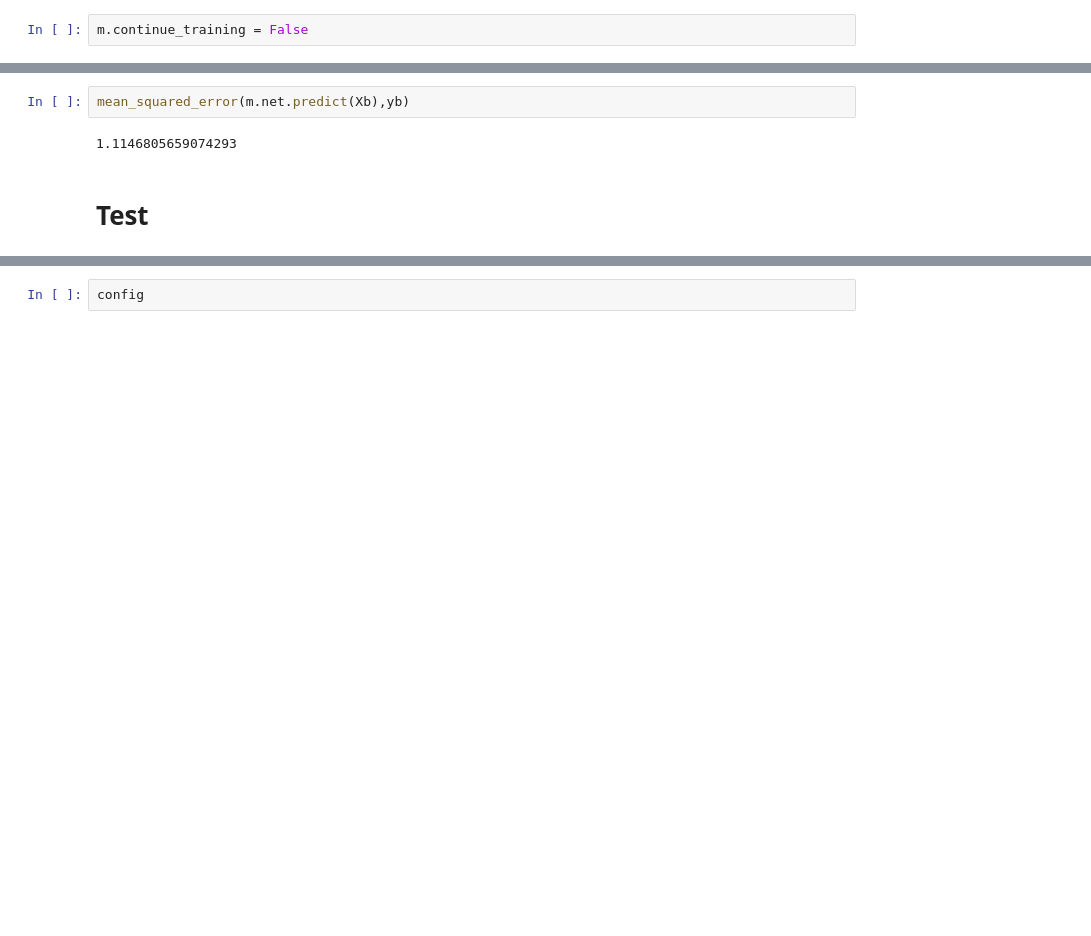
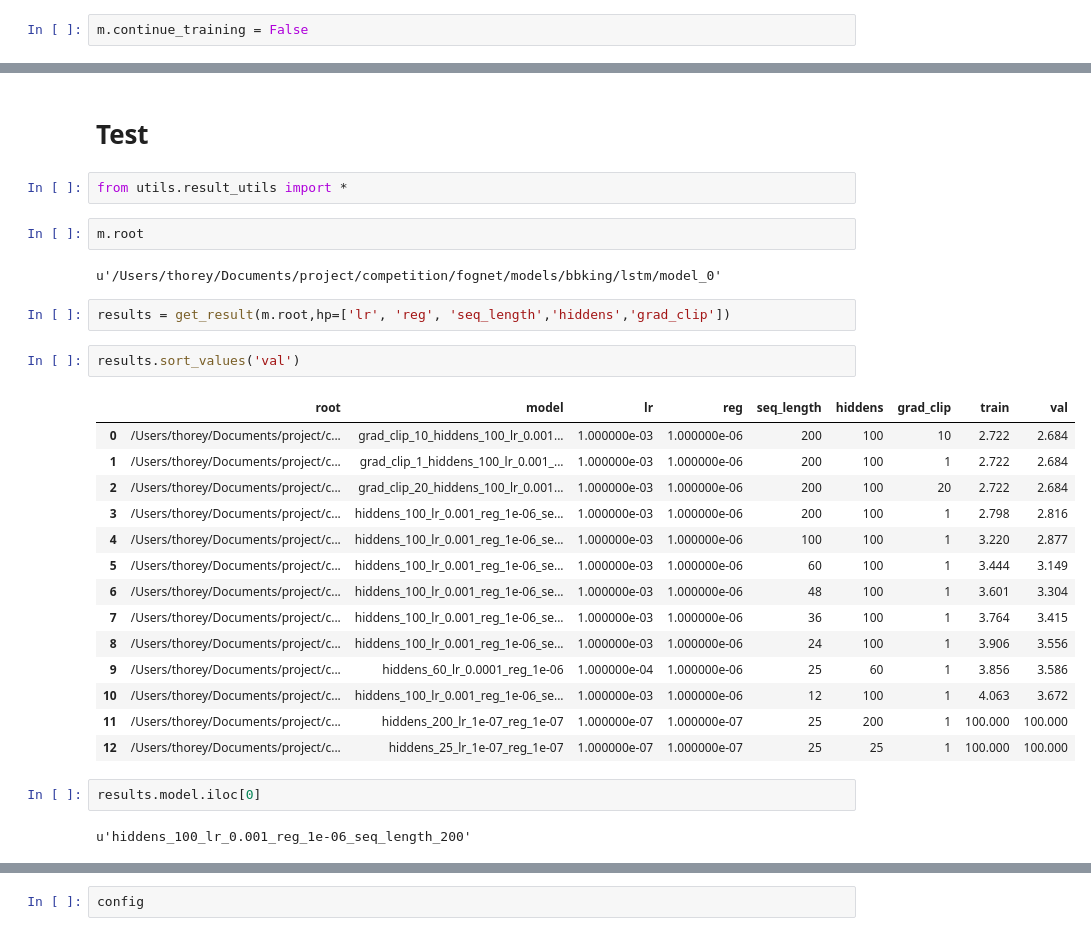
Before and after one commit to cthorey/fognet, a Jupyter notebook: test.ipynb, the cells around one changed output, grey strips where cells are left out. Drawn from its saved outputs; the diff is of its cells as text; blank space fills up the shorter version.

```diff
--- a/test.ipynb
+++ b/test.ipynb
@@ -106,6 +72,31 @@ from sklearn.metrics import mean_squared_error
-# %%
-mean_squared_error(m.net.predict(Xb),yb)
-# %% [output]
-1.1146805659074293
 # %% [markdown]
 # Test
+# %%
+from utils.result_utils import *
+# %%
+m.root
+# %% [output]
+u'/Users/thorey/Documents/project/competition/fognet/models/bbking/lstm/model_0'
+# %%
+results = get_result(m.root,hp=['lr', 'reg', 'seq_length','hiddens','grad_clip'])
+# %%
+results.sort_values('val')
+# %% [output]
+|  | root | model | lr | reg | seq_length | hiddens | grad_clip | train | val |
+| 0 | /Users/thorey/Documents/project/c... | grad_clip_10_hiddens_100_lr_0.001... | 1.000000e-03 | 1.000000e-06 | 200 | 100 | 10 | 2.722 | 2.684 |
+| 1 | /Users/thorey/Documents/project/c... | grad_clip_1_hiddens_100_lr_0.001_... | 1.000000e-03 | 1.000000e-06 | 200 | 100 | 1 | 2.722 | 2.684 |
+| 2 | /Users/thorey/Documents/project/c... | grad_clip_20_hiddens_100_lr_0.001... | 1.000000e-03 | 1.000000e-06 | 200 | 100 | 20 | 2.722 | 2.684 |
+| 3 | /Users/thorey/Documents/project/c... | hiddens_100_lr_0.001_reg_1e-06_se... | 1.000000e-03 | 1.000000e-06 | 200 | 100 | 1 | 2.798 | 2.816 |
+| 4 | /Users/thorey/Documents/project/c... | hiddens_100_lr_0.001_reg_1e-06_se... | 1.000000e-03 | 1.000000e-06 | 100 | 100 | 1 | 3.220 | 2.877 |
+| 5 | /Users/thorey/Documents/project/c... | hiddens_100_lr_0.001_reg_1e-06_se... | 1.000000e-03 | 1.000000e-06 | 60 | 100 | 1 | 3.444 | 3.149 |
+| 6 | /Users/thorey/Documents/project/c... | hiddens_100_lr_0.001_reg_1e-06_se... | 1.000000e-03 | 1.000000e-06 | 48 | 100 | 1 | 3.601 | 3.304 |
+| 7 | /Users/thorey/Documents/project/c... | hiddens_100_lr_0.001_reg_1e-06_se... | 1.000000e-03 | 1.000000e-06 | 36 | 100 | 1 | 3.764 | 3.415 |
+| 8 | /Users/thorey/Documents/project/c... | hiddens_100_lr_0.001_reg_1e-06_se... | 1.000000e-03 | 1.000000e-06 | 24 | 100 | 1 | 3.906 | 3.556 |
+| 9 | /Users/thorey/Documents/project/c... | hiddens_60_lr_0.0001_reg_1e-06 | 1.000000e-04 | 1.000000e-06 | 25 | 60 | 1 | 3.856 | 3.586 |
+| 10 | /Users/thorey/Documents/project/c... | hiddens_100_lr_0.001_reg_1e-06_se... | 1.000000e-03 | 1.000000e-06 | 12 | 100 | 1 | 4.063 | 3.672 |
+| 11 | /Users/thorey/Documents/project/c... | hiddens_200_lr_1e-07_reg_1e-07 | 1.000000e-07 | 1.000000e-07 | 25 | 200 | 1 | 100.000 | 100.000 |
+| 12 | /Users/thorey/Documents/project/c... | hiddens_25_lr_1e-07_reg_1e-07 | 1.000000e-07 | 1.000000e-07 | 25 | 25 | 1 | 100.000 | 100.000 |
+# %%
+results.model.iloc[0]
+# %% [output]
+u'hiddens_100_lr_0.001_reg_1e-06_seq_length_200'
```
Also changed, not shown: parts of 25 cells of this notebook, 13 other files.
